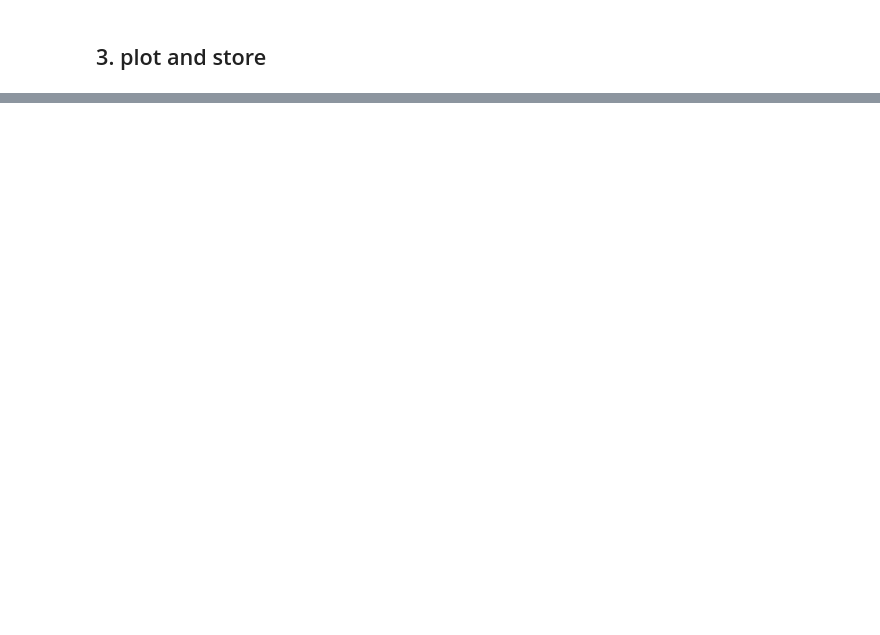
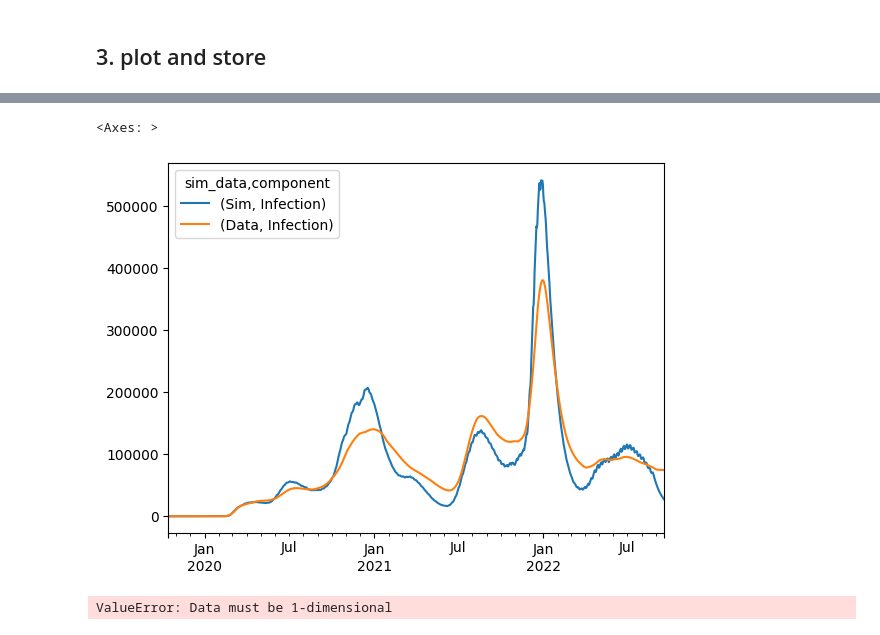
Before and after one commit to hyunjimoon/VaccineMisinf, a Jupyter notebook: V79/vac_cost_eff.ipynb, the cells around one changed output, grey strips where cells are left out. Drawn from its saved outputs; the diff is of its cells as text; code cells hidden in the pictures; blank space fills up the shorter version.

Commit message:
update timeseries plot for simulation-data comparison

```diff
--- a/V79/vac_cost_eff.ipynb
+++ b/V79/vac_cost_eff.ipynb
@@ -313,0 +297,12 @@ x_label
+# %%
+df=pd.read_csv("Sim_DataAgg.csv", index_col=[0,1]).transpose()
+df.columns.set_levels(['Sim', 'Data'], level = 0, inplace = True)
+df.set_index(pd.date_range(start = '10/15/2019', periods = 1071), inplace=True)
+df.columns.set_names(["sim_data", "component"], inplace=True)
+#results.re(["sim", "data"])
+#results.set_names(columns = {"SimAggregateSmmooth": "Sim", "DataAggregtaeSmooth": "Data"})
+df
+# .transpose()
+# results.columns =
+# results.index = s
+# results
@@ -313,0 +341,9 @@ x_label
+# %%
+df.loc[:, [('Sim', 'Infection'), ('Data', 'Infection')]].plot()
+# %% [output]
+<Axes: >
+[figure, added]
+# %%
+sns.lineplot(ax=axes[0], x= df.index, y = df.loc[:, [('Sim', 'Infection'), ('Data', 'Infection')]]) #.unstack(), style="sim_data")
+# %% [output]
+ValueError: Data must be 1-dimensional
```
Also changed, not shown: parts of 19 cells of this notebook, 3 other files.
